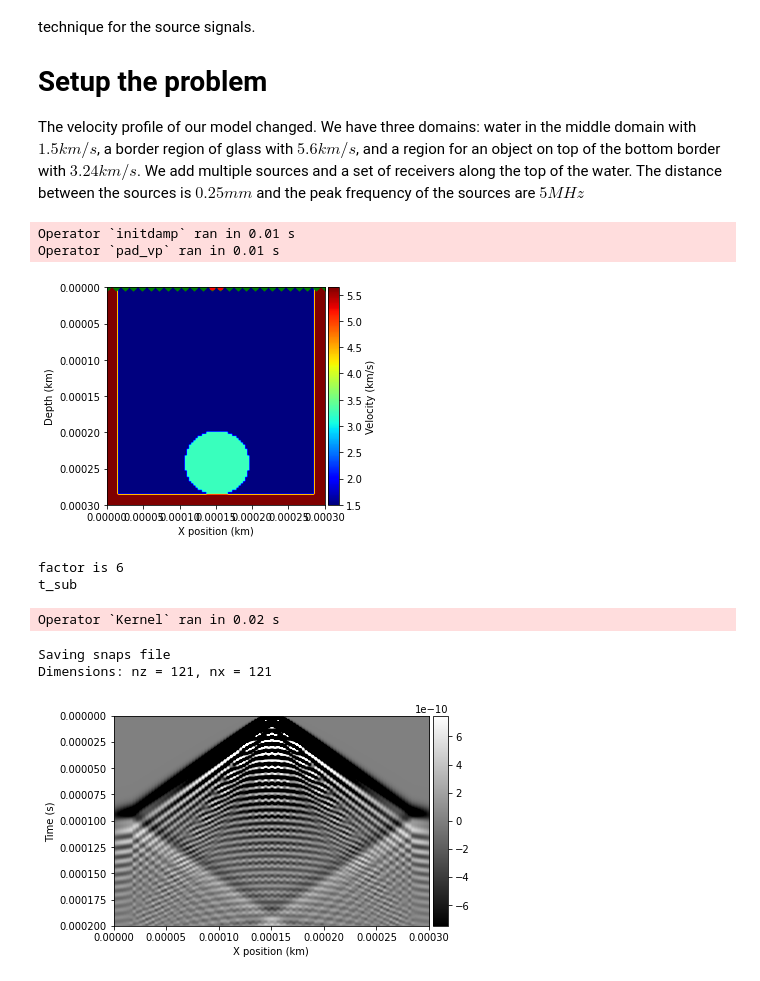
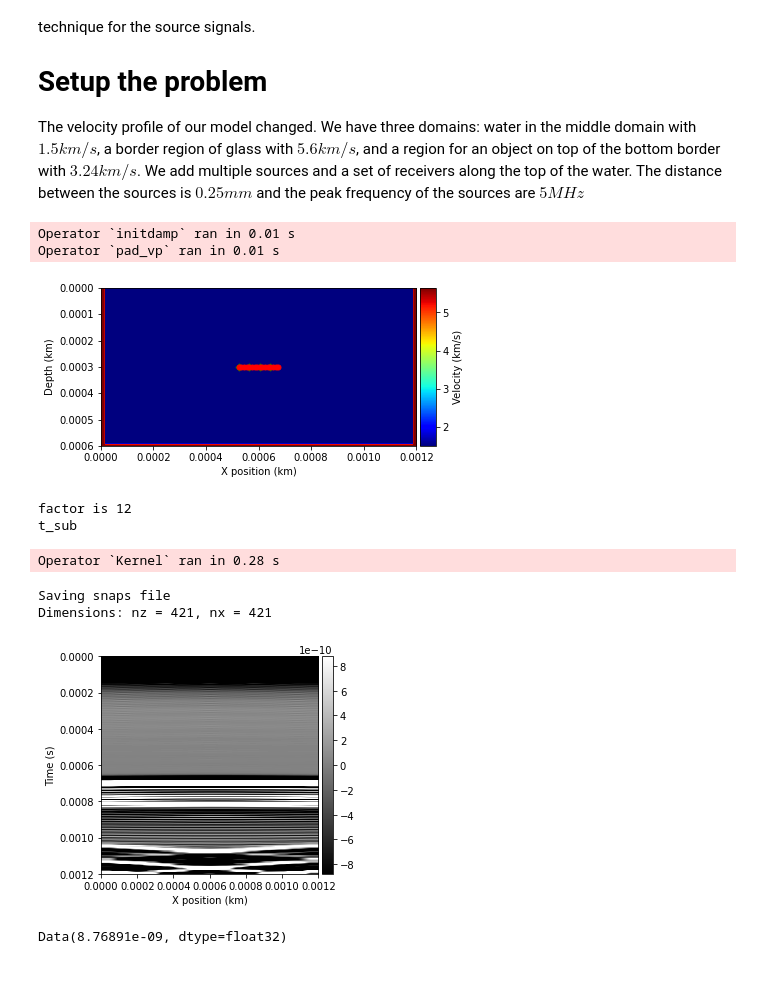
Before and after one commit to bgd54/sonar-FWI, a Jupyter notebook: water_tank/04_beamforming.ipynb, the cells around one changed output. Saved outputs shown, nothing was run; the diff lists cells and outputs as text; code cells hidden in the pictures.

Commit message:
New SineSource for better beamforming

```diff
--- a/water_tank/04_beamforming.ipynb
+++ b/water_tank/04_beamforming.ipynb
@@ -15,20 +15,30 @@ import numpy as np
 import matplotlib.pyplot as plt
 %matplotlib inline
 from examples.seismic import Receiver
-from examples.seismic import RickerSource
 from examples.seismic import Model, plot_velocity, TimeAxis
 from devito import TimeFunction
 from devito import Eq, solve
 from devito import Operator
 from devito import ConditionalDimension
+from examples.seismic import WaveletSource
+
+class SineSource(WaveletSource):
+    @property
+    def wavelet(self):
+        t0 = self.t0 or 1 / self.f0
+        a = self.a or 1
+        r = (np.pi * self.f0 * (self.time_values - t0))
+        wave = a * np.sin(r) + a*np.sin(3*(r+np.pi)/4)
+        wave[np.searchsorted(self.time_values, 4*2/self.f0):] = 0
+        return wave
 
 
 # Set velocity model
-nx = 101
-nz = 101
+nx = 401
+nz = 401
 nb = 10
 shape = (nx, nz)
-spacing = (.003, .003) #30x30 cm
+spacing = (.003, .0015) #30x30 cm
 origin = (0., 0.)
 glass = 5
 # Define a velocity profile. The velocity is in km/s
@@ -39,9 +49,9 @@ v[:glass, :] = 5.64 # v in glass 5640 m/s
 v[-glass:, :] = 5.64 # v in glass 5640 m/s
 # Define an object's velocity profile
 r = 15
-a, b = shape[0] / 2, shape[1] - r - glass
+a, b = shape[0] / 2, shape[1]- r - glass
 y, x = np.ogrid[-a:shape[0]-a, -b:shape[1]-b]
-v[x*x + y*y <= r*r] = 3.24
+#v[x*x + y*y <= r*r] = 5.64 #3.24
 
 model = Model(vp=v, origin=origin, shape=shape, spacing=spacing,
               space_order=2, nbl=10, bcs="damp")
@@ -54,11 +64,11 @@ time_range = TimeAxis(start=t0, stop=tn, step=dt)
 nt = time_range.num  # number of time steps
 
 f0 = 5000  # Source peak frequency is 5 MHz (5000 kHz)
-ns = 2; # number of sources
-nr = 101; # number of receivers
-depth = .0001
-source_distance = .01 # 0.25 (0.00025 m)
-src = RickerSource(
+ns = 16; # number of sources
+nr = ns; # number of receivers
+depth = .3
+source_distance = 0.01 # 0.25 (0.00025 m)
+src = SineSource(
     name='src',
     grid=model.grid,
     f0=f0,
@@ -75,8 +85,11 @@ rec = Receiver(
     grid=model.grid,
     npoint=nr,
     time_range=time_range)
-rec.coordinates.data[:, 0] = np.linspace(0, model.domain_size[0],
-                                         num=nr)
+# rec.coordinates.data[:, 0] = np.linspace(0, model.domain_size[0],
+#                                           num=nr)
+for i in range(nr):
+     rec.coordinates.data[i, :] = np.array(
+         model.domain_size) * .5 + (i - (nr - 1) / 2) * source_distance
 rec.coordinates.data[:, 1] = depth
 
 plot_velocity(model, source=src.coordinates.data,
@@ -93,46 +106,48 @@ print(f"factor is {factor}")
 
 time_subsampled = ConditionalDimension(
     't_sub', parent=model.grid.time_dim, factor=factor)
 usave = TimeFunction(name='usave', grid=model.grid, time_order=2,
                      space_order=2, save=nsnaps, time_dim=time_subsampled)
 print(time_subsampled)
 
 # Set symbolics for the wavefield object `u`, setting save on all time steps
 # (which can occupy a lot of memory), to later collect snapshots (naive method):
 
 u = TimeFunction(name="u", grid=model.grid, time_order=2,
                  space_order=2, save=time_range.num)
 
 # Set symbolics of the operator, source and receivers:
 pde = model.m * u.dt2 - u.laplace + model.damp * u.dt
 stencil = Eq(u.forward, solve(pde, u.forward))
 src_term = src.inject(field=u.forward, expr=src * dt**2 / model.m)
 rec_term = rec.interpolate(expr=u)
 # The usual operator would be: op1 = Operator([stencil] + src_term + rec_term, subs=model.spacing_map)
 op2 = Operator([stencil] + src_term + [Eq(usave, u)] + rec_term, subs=model.spacing_map)  # operator with snapshots
 # Run the operator for `(nt-2)` time steps:
 op2(time=nt - 2, dt=model.critical_dt)
 
 print("Saving snaps file")
 print("Dimensions: nz = {:d}, nx = {:d}".format(nz + 2 * nb, nx + 2 * nb))
 filename = "snapshots/snaps.bin"
 usave.data.tofile(filename)
 # %% [output]
 Operator `initdamp` ran in 0.01 s
 Operator `pad_vp` ran in 0.01 s
-[figure, old version]
+[figure, new version]
-factor is 6
+factor is 12
 t_sub
-Operator `Kernel` ran in 0.02 s
+Operator `Kernel` ran in 0.28 s
 Saving snaps file
-Dimensions: nz = 121, nx = 121
+Dimensions: nz = 421, nx = 421
 # %%
 #NBVAL_IGNORE_OUTPUT
 from examples.seismic import plot_shotrecord
 
 plot_shotrecord(rec.data, model, t0, tn)
+np.max(rec.data)
 # %% [output]
-[figure, old version]
+[figure, new version]
+Data(8.76891e-09, dtype=float32)
 # %%
 #NBVAL_IGNORE_OUTPUT
 fobj = open("snapshots/snaps.bin", "rb")
```
Also changed, not shown: parts of 3 cells of this notebook.
